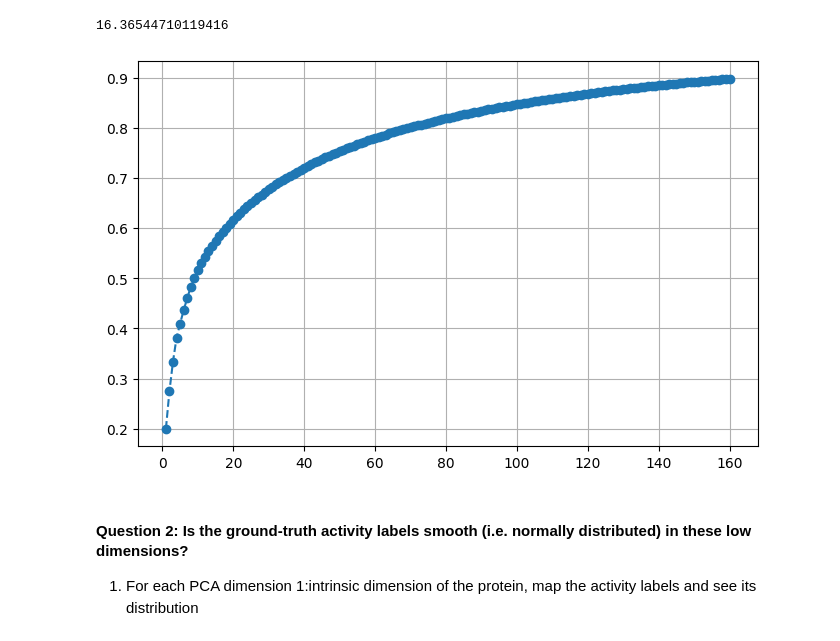
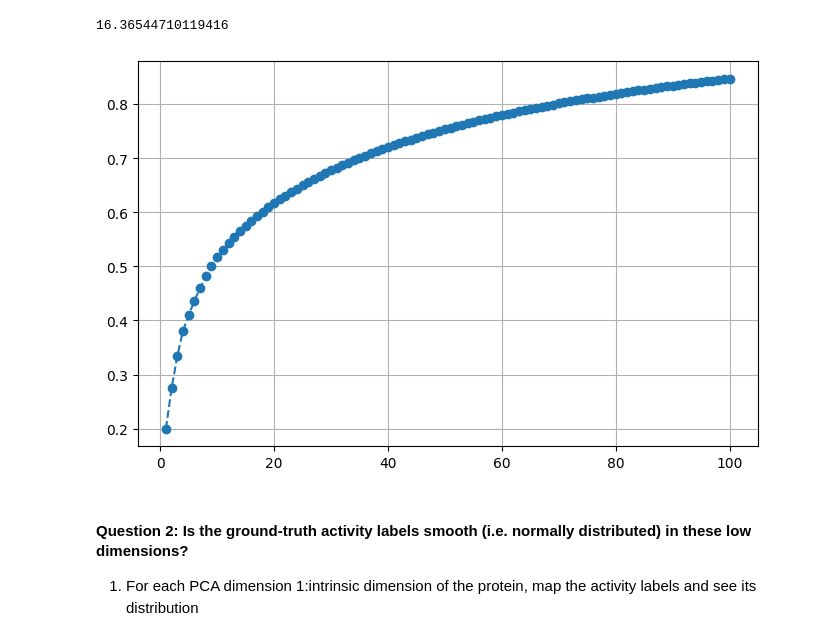
Before and after one commit to andrew-xu-unimelb/MLDE_evolvepro, a Jupyter notebook: dimension_reduction_efficacy.ipynb, the cells around one changed output. Drawn from its saved outputs; the diff is of its cells as text; code cells hidden in the pictures.

```diff
--- a/dimension_reduction_efficacy.ipynb
+++ b/dimension_reduction_efficacy.ipynb
@@ -132,18 +163,18 @@ dimension
 # %%
 # get pca dimensions and assess their level of "information" per dimension
 embedding_path = "./output/dms/embeddings/jones_esm1b_t33_650M_UR50S.csv"
 embedding_df = pd.read_csv(embedding_path)
 embedding_df = embedding_df.iloc[:, 1:]
-pca = PCA(n_components=160)
+pca = PCA(n_components=100)
 pca.fit_transform(embedding_df)
 explained_variance_ratio = pca.explained_variance_ratio_
 cumulative_variance = np.cumsum(explained_variance_ratio)
 plt.figure(figsize=(8, 5))
 plt.plot(range(1, len(cumulative_variance)+1), cumulative_variance, marker='o',linestyle='--')
 plt.grid(True)
 plt.show()
 # %% [output]
-[figure, old version]
+[figure, new version]
 # %% [markdown]
 #### Question 2: Is the ground-truth activity labels smooth (i.e. normally distributed) in these low dimensions?
 1. For each PCA dimension 1:intrinsic dimension of the protein, map the activity labels and see its distribution
```
Also changed, not shown: parts of 7 cells of this notebook, 5 other files.
